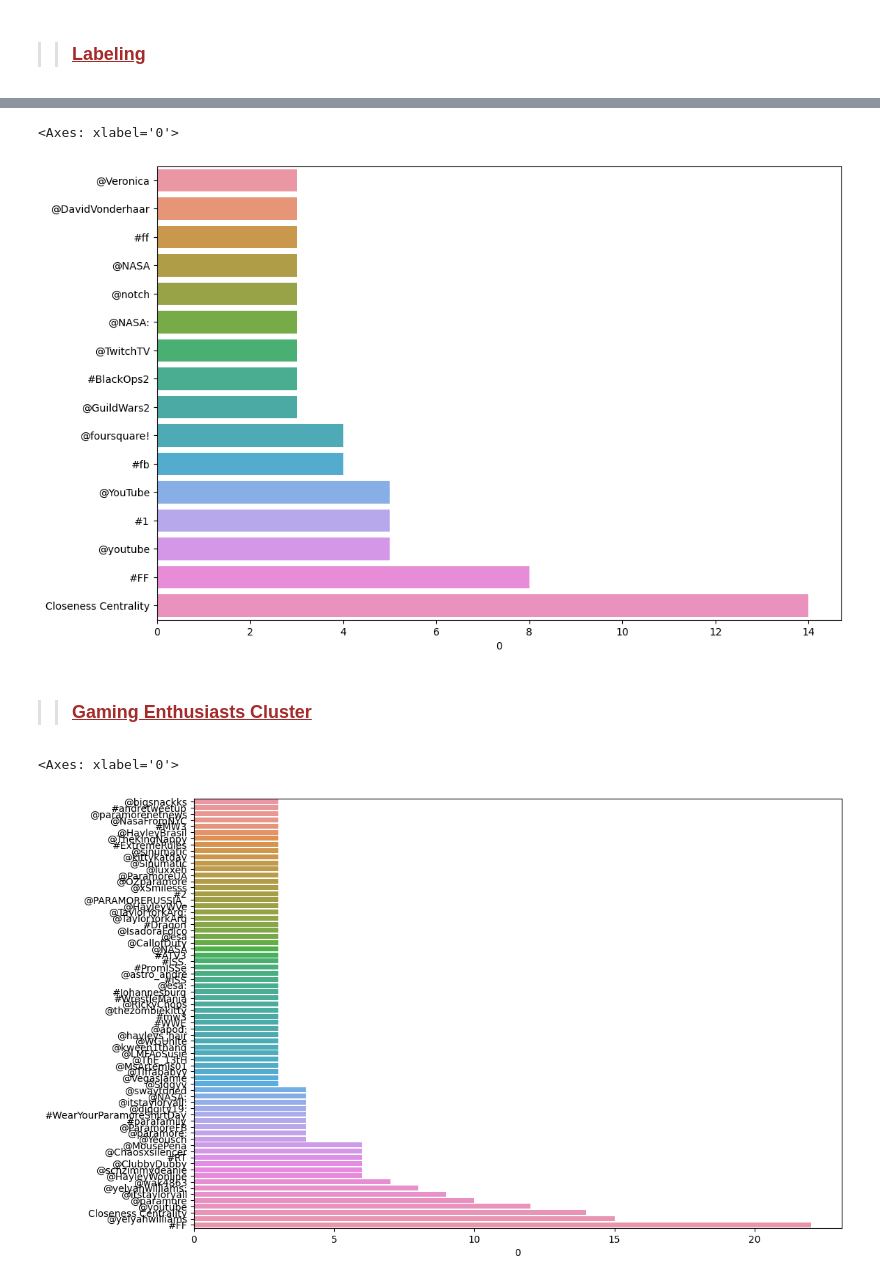
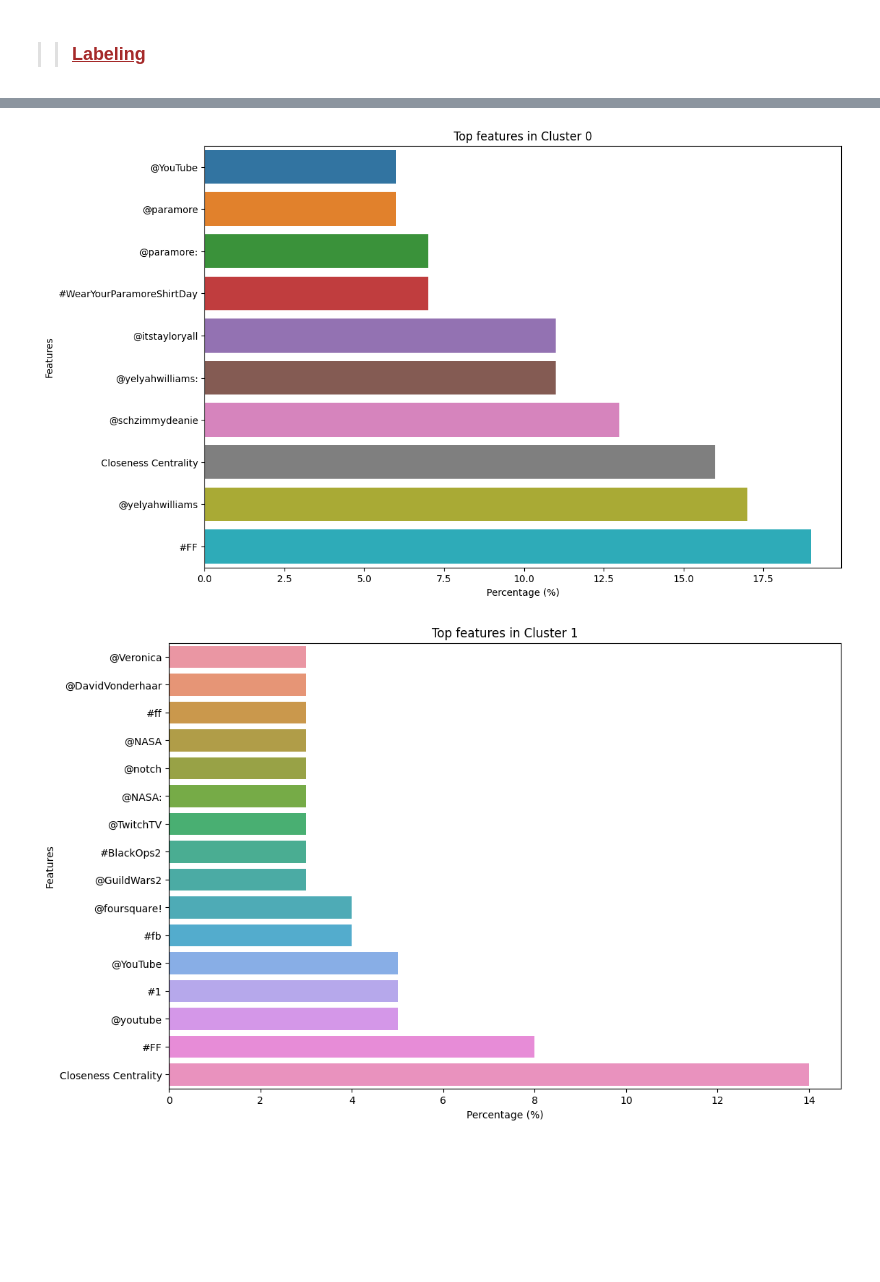
Before and after one commit to ThuongNguyen168/Community_detecsion_twitter, a Jupyter notebook: Code.ipynb, the cells around one changed output, grey strips where cells are left out. Saved outputs shown, nothing was run; the diff lists cells and outputs as text; code cells hidden in the pictures; blank space fills up the shorter version.

```diff
--- a/Code.ipynb
+++ b/Code.ipynb
@@ -284,19 +303,6 @@ df.to_csv("dataset.csv",index=False)
 # %%
+#**kwargs để cho phép hàm nhận bất kỳ đối số từ khóa nào mong muốn.
 def cluster_and_evaluate(model_type, num_clusters, data, **kwargs):
-    """
-    Cluster the data using the specified model and evaluate the clustering results.
-
-    Args:
-        model_type (str): Type of clustering model to use. Valid options: "k-means", "hierarchical", "spectral".
-        num_clusters (int): Number of clusters.
-        data (numpy.ndarray or pandas.DataFrame): Input data to be clustered.
-        **kwargs: Additional keyword arguments specific to the chosen model.
-
-    Returns:
-        tuple: A tuple containing the following elements:
-            - labels (numpy.ndarray): Cluster labels assigned to each data point.
-            - evaluation_metrics (dict): Dictionary of evaluation metrics, such as silhouette score and adjusted rand index.
-    """
     if model_type == "k-means":
         model = KMeans(n_clusters=num_clusters, **kwargs)
     elif model_type == "hierarchical":
@@ -306,10 +312,10 @@ def cluster_and_evaluate(model_type, num_clusters, data, **kwargs):
     else:
         raise ValueError("Invalid model type. Valid options: 'k-means', 'hierarchical', 'spectral'.")
 
-    # Fit the model and obtain the predicted labels
+    # Điều chỉnh mô hình và thu được nhãn dự đoán
     labels = model.fit_predict(data)
 
-    # Evaluate the clustering results
+    # Đánh giá
     evaluation_metrics = {
         "Silhouette Score": metrics.silhouette_score(data, labels),
     }
@@ -439,28 +431,32 @@ sns.barplot(y=df_0_sum.loc[(22>df_0_sum[0]) & (df_0_sum[0]>3),].index, x=df_0_su
-# %%
-df_1_sum = ((df1.sum().sort_values()/df1.shape[0])*100).astype(int).to_frame()
-n1 = df_1_sum.shape[0]
-serie1 = df_1_sum.loc[(20>df_1_sum[0]) & (df_1_sum[0]>2),]
-plt.figure(figsize=(12,8))
-sns.barplot(
-    y=serie1.index,
-    x=serie1[0], orient='h')
-
-#Social Media
-# %% [output]
-<Axes: xlabel='0'>
-[figure, removed]
-# %% [markdown]
-> > ### <font color='brown'><u> Gaming Enthusiasts Cluster </u></font> <br>
-# %%
-df_2_sum = ((df2.sum().sort_values()/df2.shape[0])*100).astype(int).to_frame()
-n2 = df_2_sum.shape[0]
-serie2 = df_2_sum.loc[(23>df_2_sum[0]) & (df_2_sum[0]>2),]
-plt.figure(figsize=(12,8))
-sns.barplot(
-    y=serie2.index,
-    x=serie2[0], orient='h')
-
-#Gaming
-# %% [output]
-<Axes: xlabel='0'>
-[figure, removed]
+# %%
+# Hàm vẽ đồ thị phân phối feature trong một cụm
+def plot_feature_distribution(df_cluster, cluster_name, threshold_low, threshold_high):
+    df_cluster_sum = ((df_cluster.sum().sort_values() / df_cluster.shape[0]) * 100).astype(int).to_frame()
+    filtered_df_sum = df_cluster_sum.loc[(threshold_high > df_cluster_sum[0]) & (df_cluster_sum[0] > threshold_low),]
+
+    plt.figure(figsize=(12, 8))
+    sns.barplot(y=filtered_df_sum.index, x=filtered_df_sum[0], orient='h')
+    plt.title(f"Top features in {cluster_name}")
+    plt.xlabel("Percentage (%)")
+    plt.ylabel("Features")
+    plt.show()
+
+    return filtered_df_sum
+
+# Lấy các feature của từng biểu đồ
+features_cluster_0 = plot_feature_distribution(df0, "Cluster 0", 5, 22)
+features_cluster_1 = plot_feature_distribution(df1, "Cluster 1", 2, 20)
+features_cluster_2 = plot_feature_distribution(df2, "Cluster 2", 5, 23)
+
+# Các feature của mỗi cụm
+print("Top features in Cluster 0:")
+print(features_cluster_0)
+
+print("\nTop features in Cluster 1:")
+print(features_cluster_1)
+
+print("\nTop features in Cluster 2:")
+print(features_cluster_2)
+# %% [output]
+[figure, added]
+[figure, added]
```
Also changed, not shown: parts of 30 cells of this notebook.
